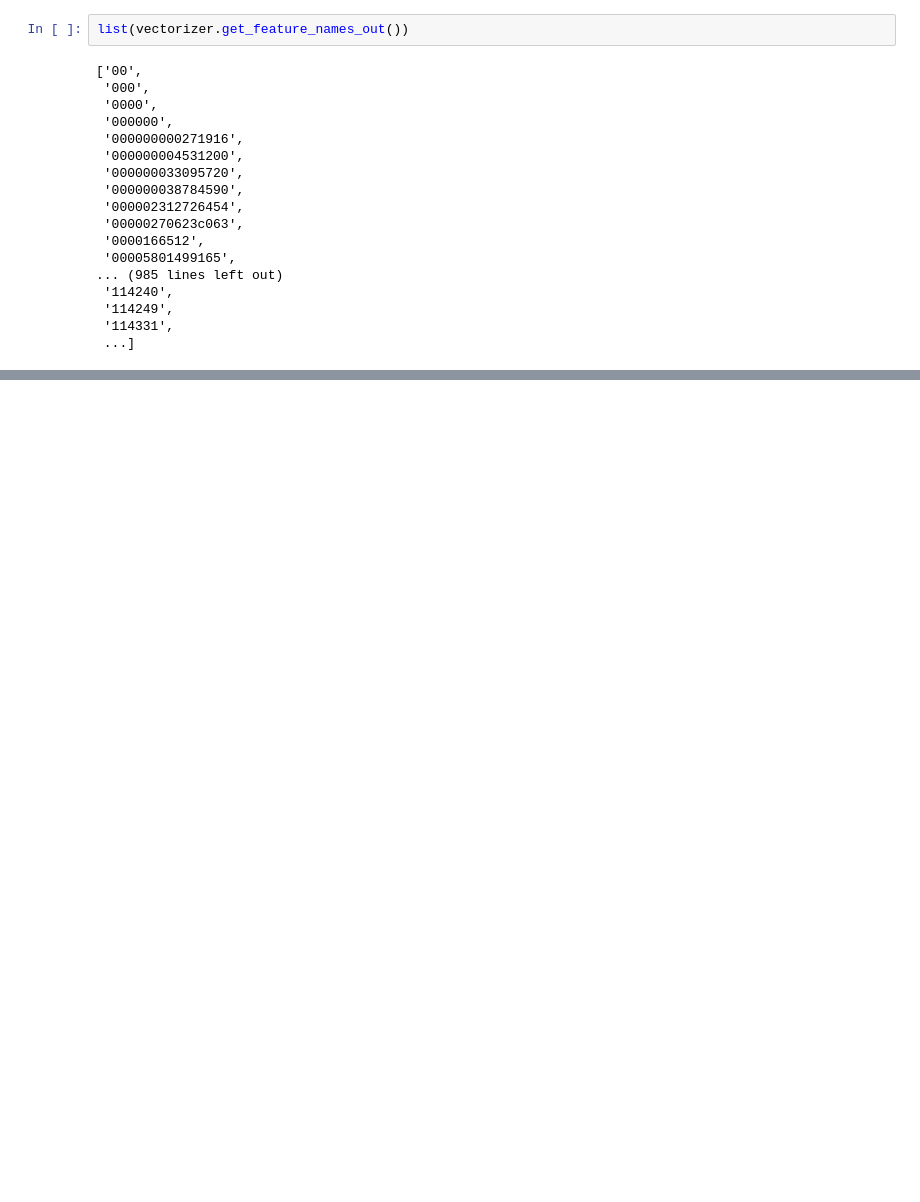
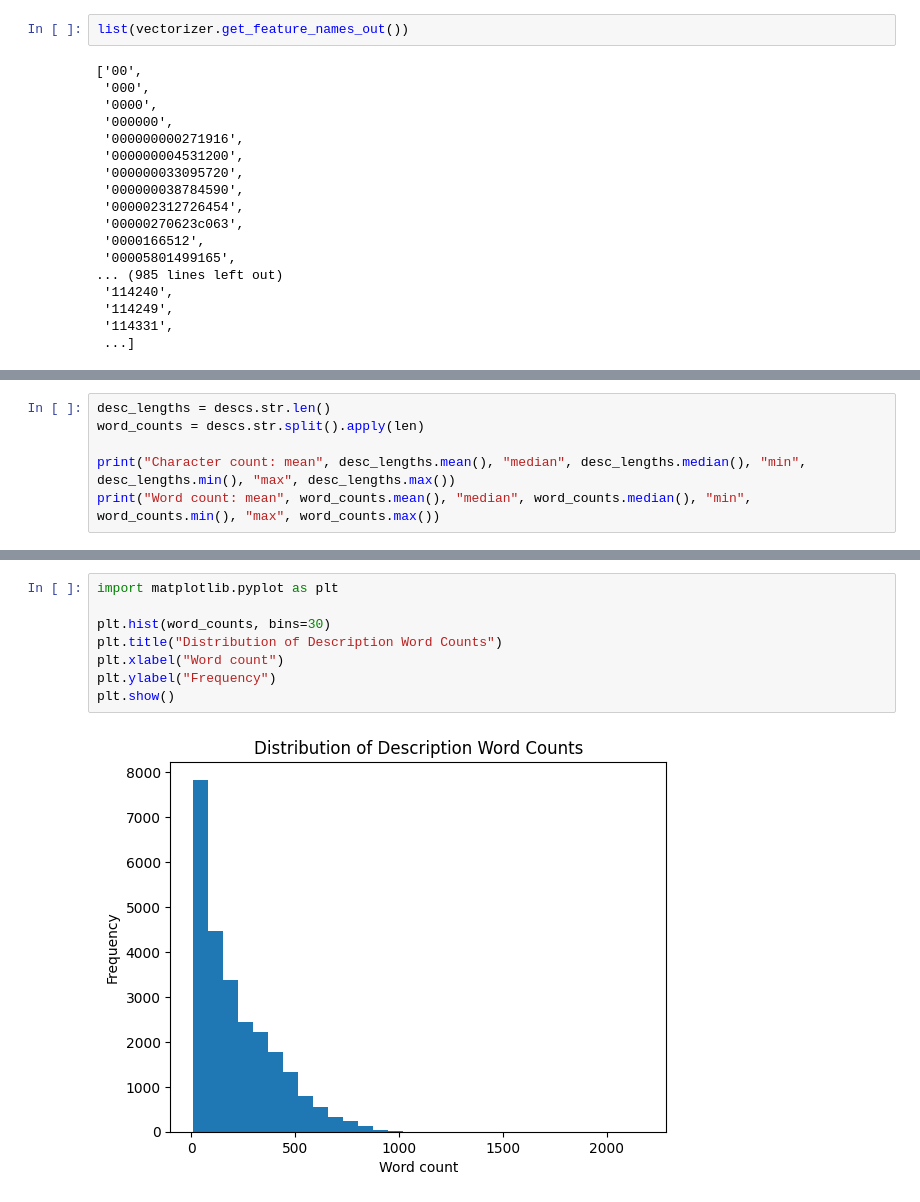
Before and after one commit to Advanced-Data-Mining/Otomoto_data_mining, a Jupyter notebook: analysis.ipynb, the cells around one changed output, grey strips where cells are left out. Cells and saved outputs as stored; diff of their text form; blank space fills up the shorter version.

```diff
--- a/analysis.ipynb
+++ b/analysis.ipynb
@@ -236,0 +257,6 @@ list(vectorizer.get_feature_names_out())
+# %%
+desc_lengths = descs.str.len()
+word_counts = descs.str.split().apply(len)
+
+print("Character count: mean", desc_lengths.mean(), "median", desc_lengths.median(), "min", desc_lengths.min(), "max", desc_lengths.max())
+print("Word count: mean", word_counts.mean(), "median", word_counts.median(), "min", word_counts.min(), "max", word_counts.max())
@@ -236,0 +315,10 @@ list(vectorizer.get_feature_names_out())
+# %%
+import matplotlib.pyplot as plt
+
+plt.hist(word_counts, bins=30)
+plt.title("Distribution of Description Word Counts")
+plt.xlabel("Word count")
+plt.ylabel("Frequency")
+plt.show()
+# %% [output]
+[figure, added]
```
Also changed, not shown: parts of 21 cells of this notebook, 1 other file.
